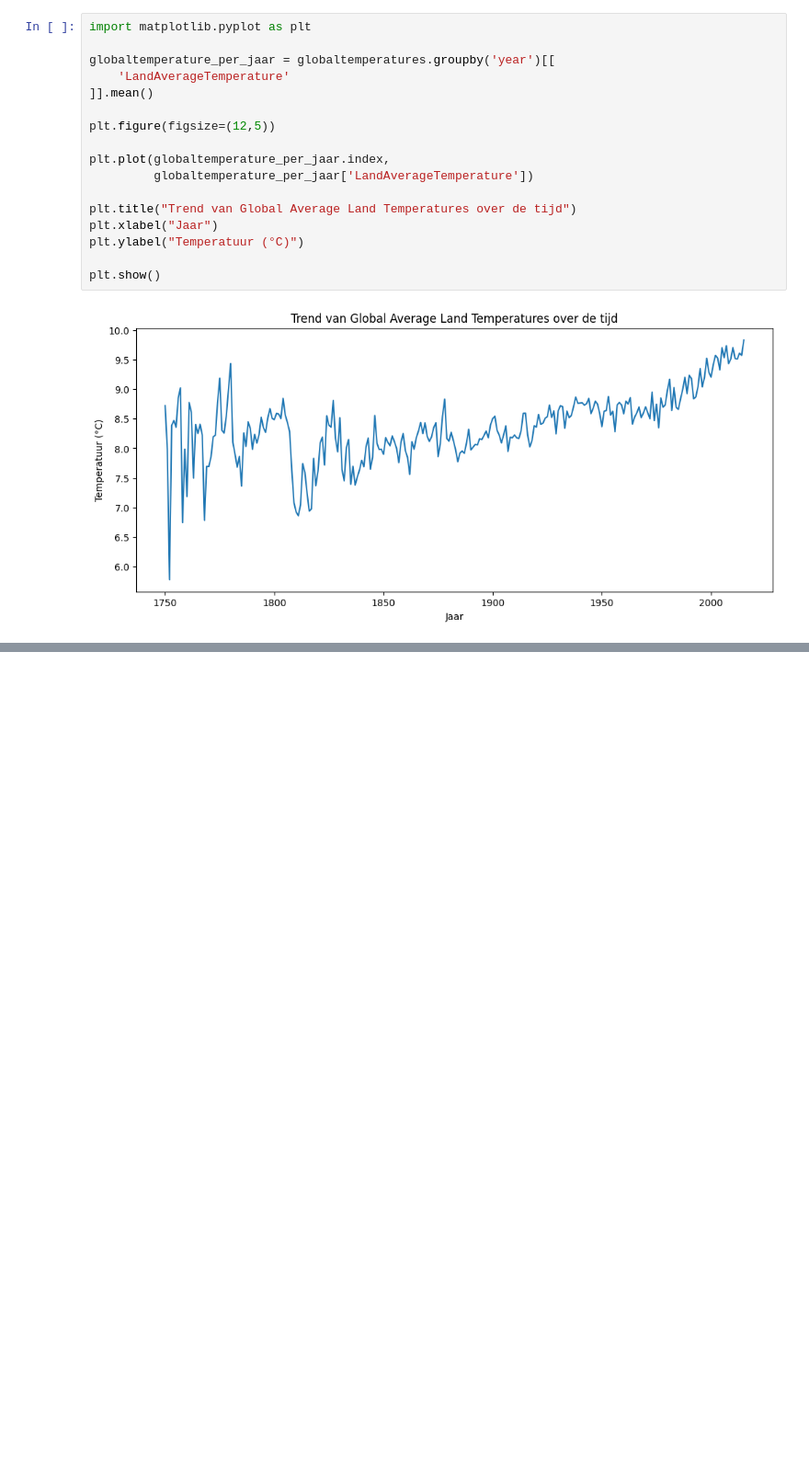
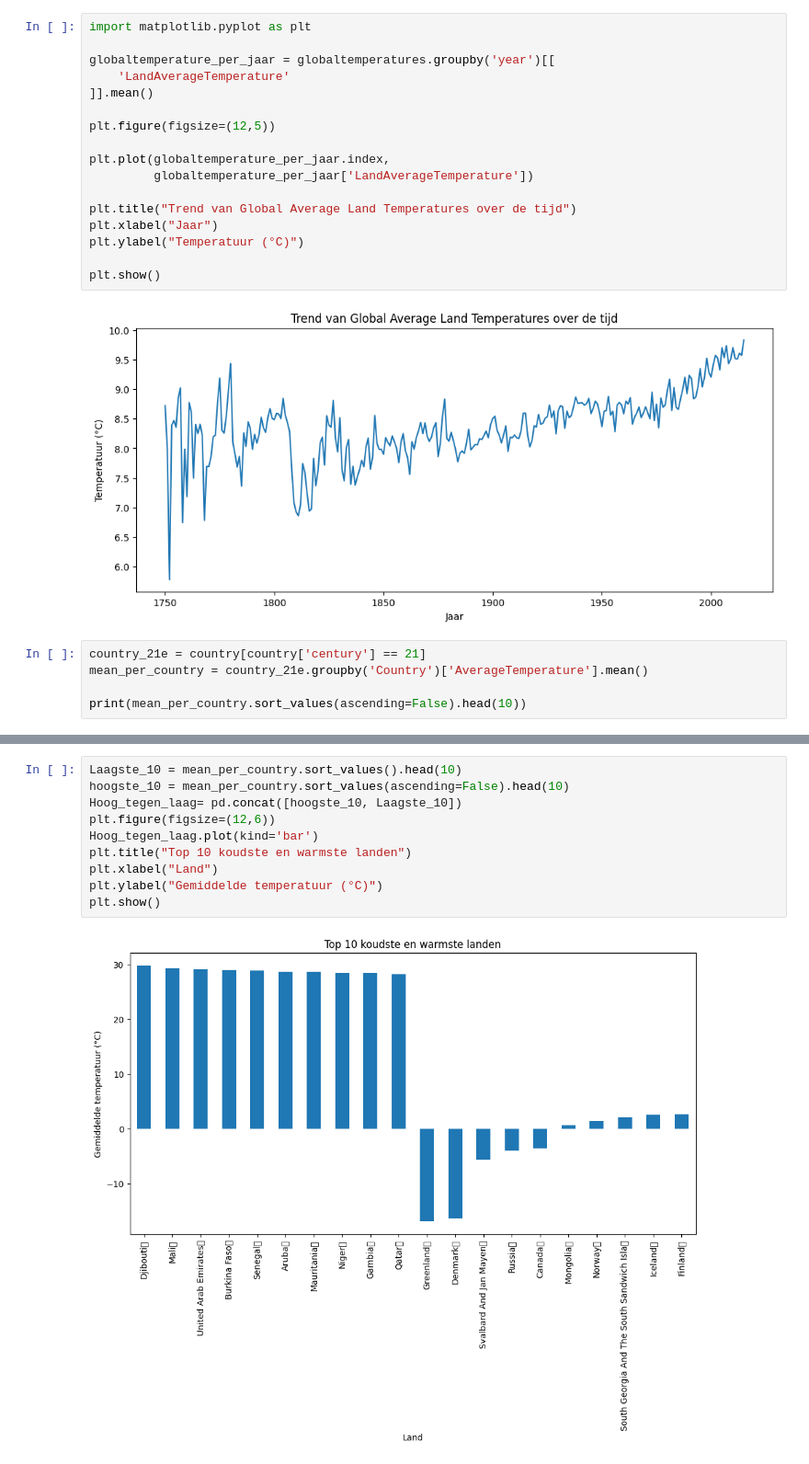
Before and after one commit to rafschmeits/nieuwe-datascience, a Jupyter notebook: climate-watch/climate_watch.ipynb, the cells around one changed output, grey strips where cells are left out. Shown at 92% size. Drawn from its saved outputs; the diff is of its cells as text; blank space fills up the shorter version.

```diff
--- a/climate-watch/climate_watch.ipynb
+++ b/climate-watch/climate_watch.ipynb
@@ -237,3 +237,8 @@ plt.ylabel("Temperatuur (°C)")
 plt.show()
 # %% [output]
 [figure]
+# %%
+country_21e = country[country['century'] == 21]
+mean_per_country = country_21e.groupby('Country')['AverageTemperature'].mean()
+
+print(mean_per_country.sort_values(ascending=False).head(10))
@@ -239,0 +273,12 @@ plt.show()
+# %%
+Laagste_10 = mean_per_country.sort_values().head(10)
+hoogste_10 = mean_per_country.sort_values(ascending=False).head(10)
+Hoog_tegen_laag= pd.concat([hoogste_10, Laagste_10])
+plt.figure(figsize=(12,6))
+Hoog_tegen_laag.plot(kind='bar')
+plt.title("Top 10 koudste en warmste landen")
+plt.xlabel("Land")
+plt.ylabel("Gemiddelde temperatuur (°C)")
+plt.show()
+# %% [output]
+[figure, added]
```
Also changed, not shown: parts of 2 cells of this notebook.
